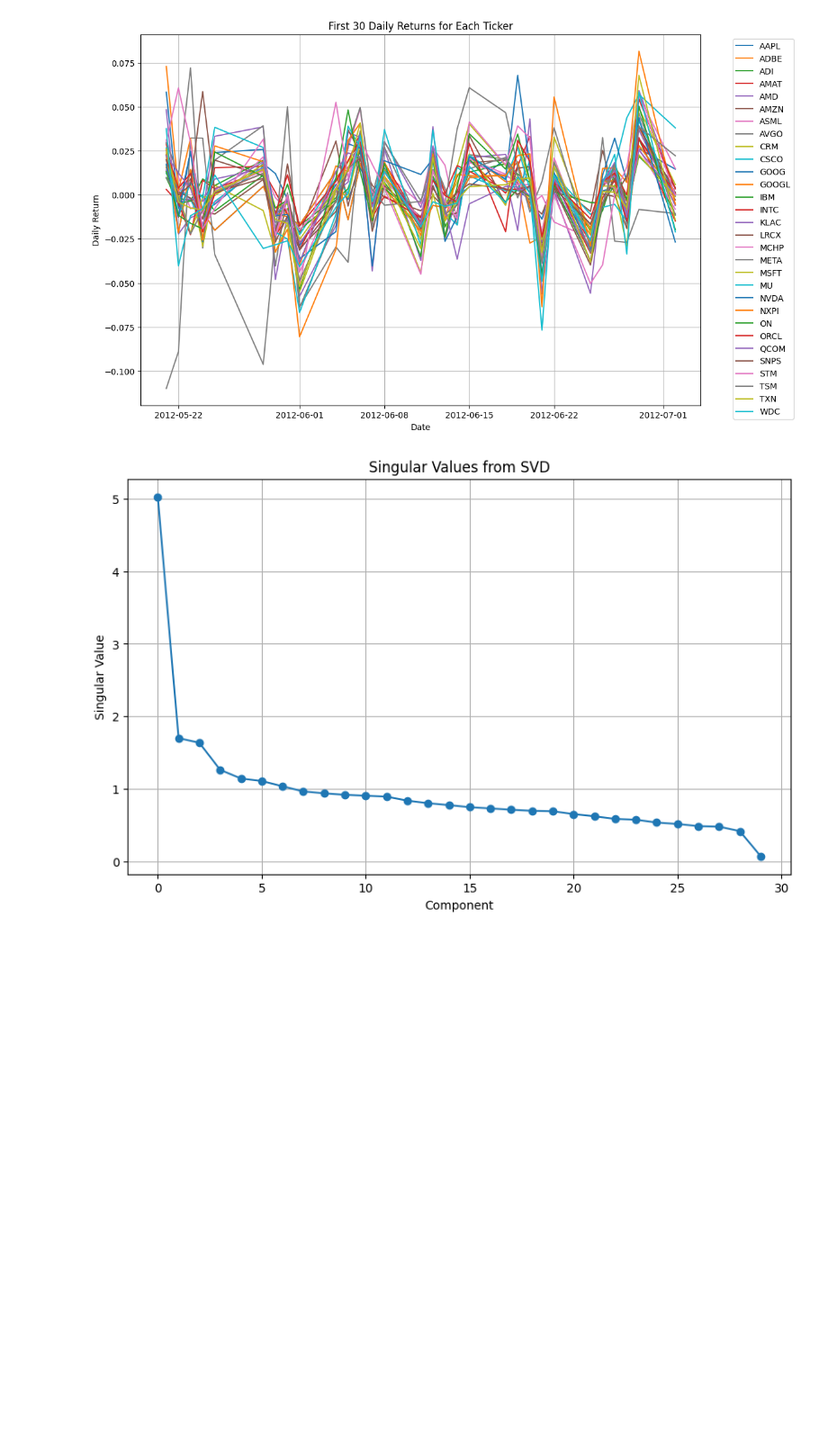
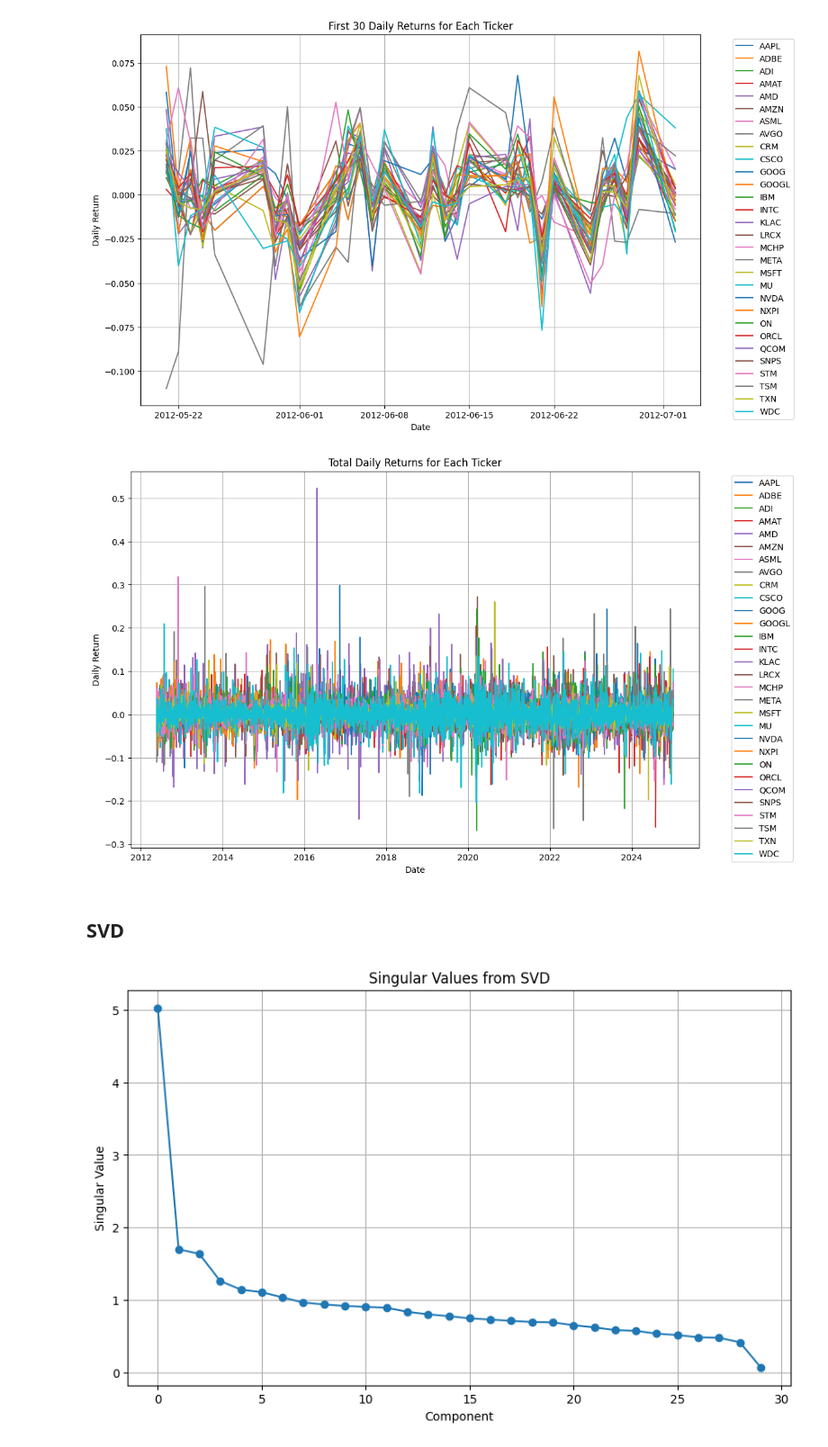
Before and after one commit to albertoHdzE/GWP_1, a Jupyter notebook: 04_Empirical_analysis_ETF.ipynb, the cells around one changed output. Shown at 90% size. Saved outputs shown, nothing was run; the diff lists cells and outputs as text; code cells hidden in the pictures; blank space fills up the shorter version.

```diff
--- a/04_Empirical_analysis_ETF.ipynb
+++ b/04_Empirical_analysis_ETF.ipynb
@@ -218,6 +210,24 @@ plt.grid(True)
 plt.show()
 # %% [output]
 [figure]
+# %%
+# Plot the total daily returns for each ticker in a single plot
+plt.figure(figsize=(12, 8))
+
+for ticker in pivot_df.columns:
+    ticker_data = pivot_df[ticker]
+    plt.plot(ticker_data.index, ticker_data.values, label=ticker)
+
+plt.xlabel('Date')
+plt.ylabel('Daily Return')
+plt.title('Total Daily Returns for Each Ticker')
+plt.legend(bbox_to_anchor=(1.05, 1), loc='upper left', ncol=1)
+plt.grid(True)
+plt.show()
+# %% [output]
+[figure, added]
+# %% [markdown]
+## SVD
 # %%
 # Compute the Singular Value Decomposition (SVD)
 U, S, Vt = np.linalg.svd(pivot_df, full_matrices=False)
```
Also changed, not shown: parts of 8 cells of this notebook.
